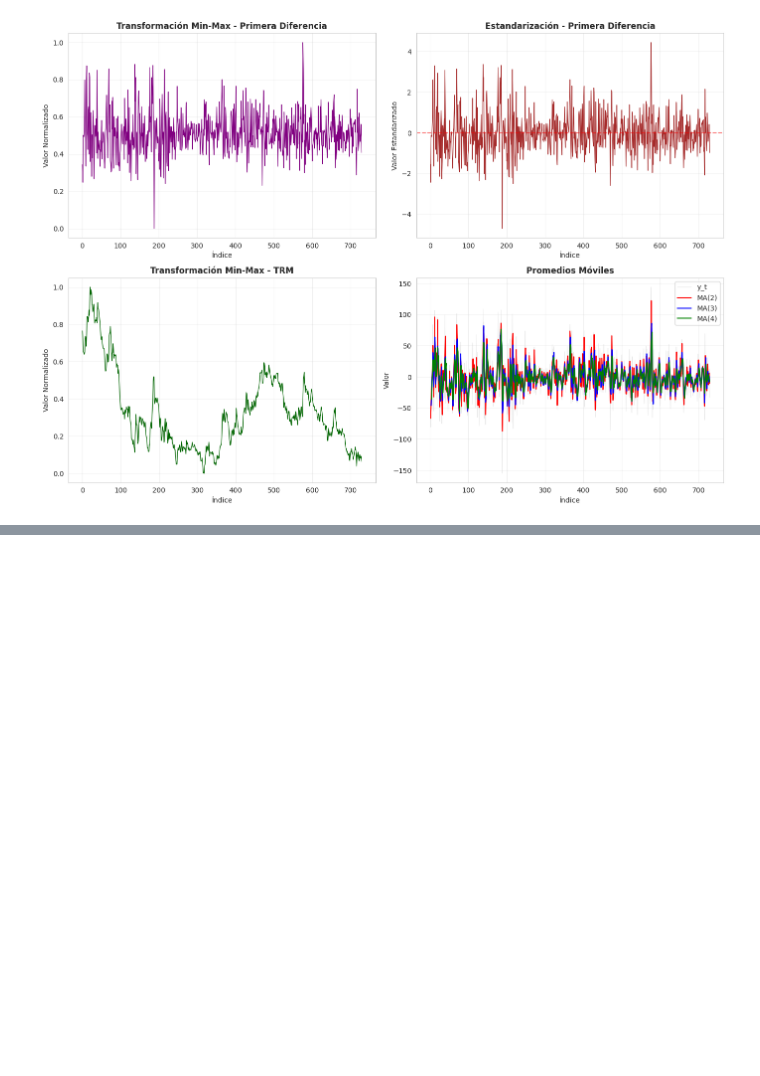
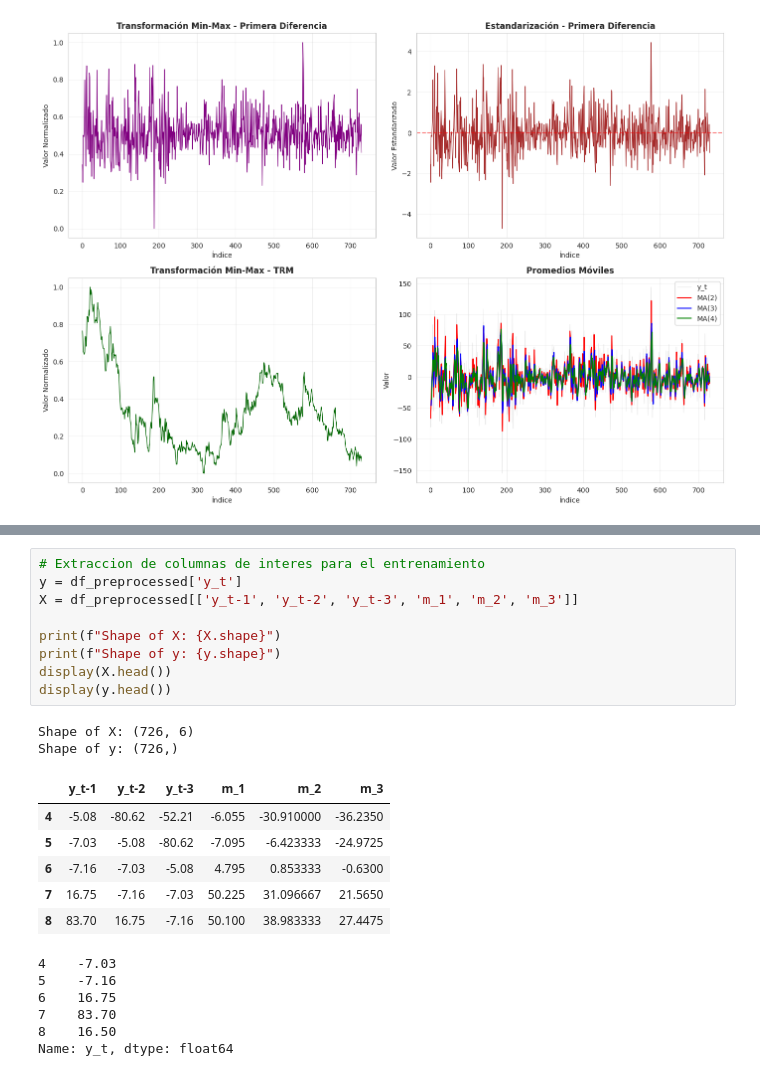
Before and after one commit to aalejoz25/BigData-ST, a Jupyter notebook: proyecto.ipynb, the cells around one changed output, grey strips where cells are left out. Saved outputs shown, nothing was run; the diff lists cells and outputs as text; blank space fills up the shorter version.

```diff
--- a/proyecto.ipynb
+++ b/proyecto.ipynb
@@ -385,0 +442,24 @@ RESUMEN DEL ANÁLISIS EXPLORATORIO
+# %%
+# Extraccion de columnas de interes para el entrenamiento
+y = df_preprocessed['y_t']
+X = df_preprocessed[['y_t-1', 'y_t-2', 'y_t-3', 'm_1', 'm_2', 'm_3']]
+
+print(f"Shape of X: {X.shape}")
+print(f"Shape of y: {y.shape}")
+display(X.head())
+display(y.head())
+# %% [output]
+Shape of X: (726, 6)
+Shape of y: (726,)
+|  | y_t-1 | y_t-2 | y_t-3 | m_1 | m_2 | m_3 |
+| 4 | -5.08 | -80.62 | -52.21 | -6.055 | -30.910000 | -36.2350 |
+| 5 | -7.03 | -5.08 | -80.62 | -7.095 | -6.423333 | -24.9725 |
+| 6 | -7.16 | -7.03 | -5.08 | 4.795 | 0.853333 | -0.6300 |
+| 7 | 16.75 | -7.16 | -7.03 | 50.225 | 31.096667 | 21.5650 |
+| 8 | 83.70 | 16.75 | -7.16 | 50.100 | 38.983333 | 27.4475 |
+4    -7.03
+5    -7.16
+6    16.75
+7    83.70
+8    16.50
+Name: y_t, dtype: float64
```
Also changed, not shown: parts of 14 cells of this notebook, 2 other files.
